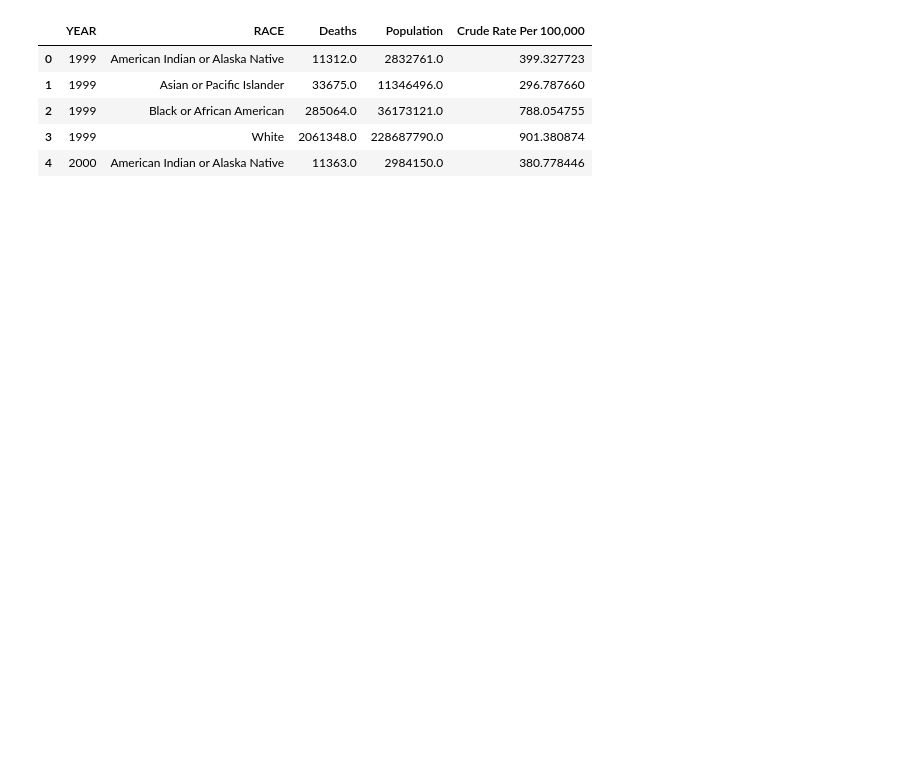
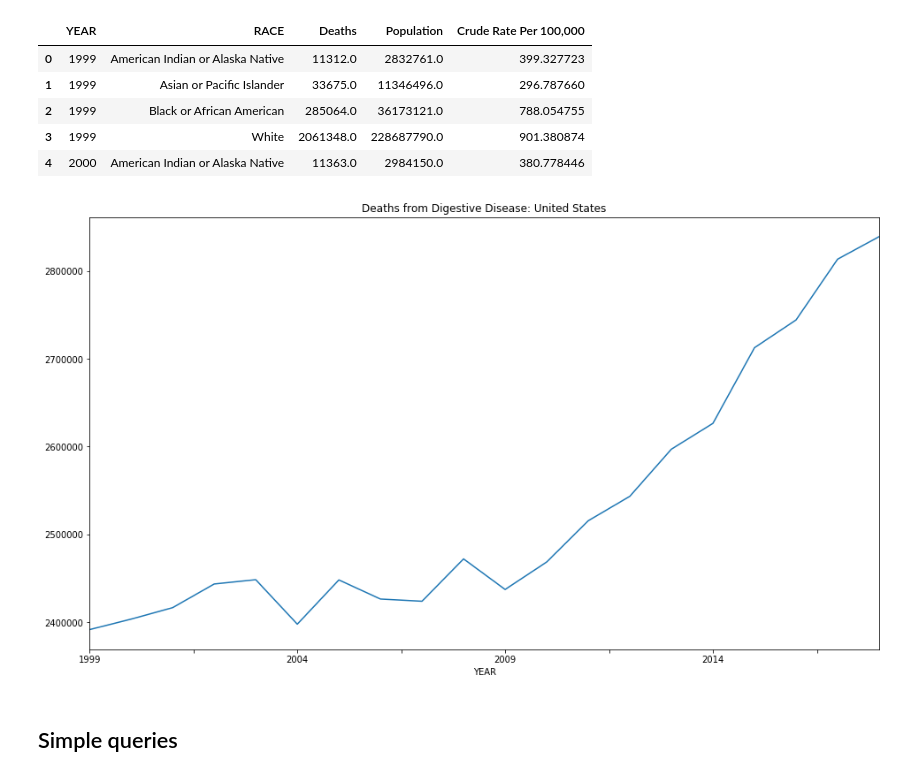
Before and after one commit to diegomtzg/CDC-WonderPy, a Jupyter notebook: demo.ipynb, the cells around one changed output. Saved outputs shown, nothing was run; the diff lists cells and outputs as text; code cells hidden in the pictures; blank space fills up the shorter version.

```diff
--- a/demo.ipynb
+++ b/demo.ipynb
@@ -18,3 +20,15 @@ df.head()
 | 2 | 1999 | Black or African American | 285064.0 | 36173121.0 | 788.054755 |
 | 3 | 1999 | White | 2061348.0 | 228687790.0 | 901.380874 |
 | 4 | 2000 | American Indian or Alaska Native | 11363.0 | 2984150.0 | 380.778446 |
+# %%
+from matplotlib import pyplot as plt
+
+# Group total number of deaths by year
+# TODO: Currently showing all deaths
+df.groupby(by=['YEAR']).sum()['Deaths'].plot(title='Deaths from Digestive Disease: United States');
+fig = plt.gcf()
+fig.set_size_inches(16, 9)
+# %% [output]
+[figure, added]
+# %% [markdown]
+## Simple queries
```
Also changed, not shown: parts of 2 cells of this notebook.
